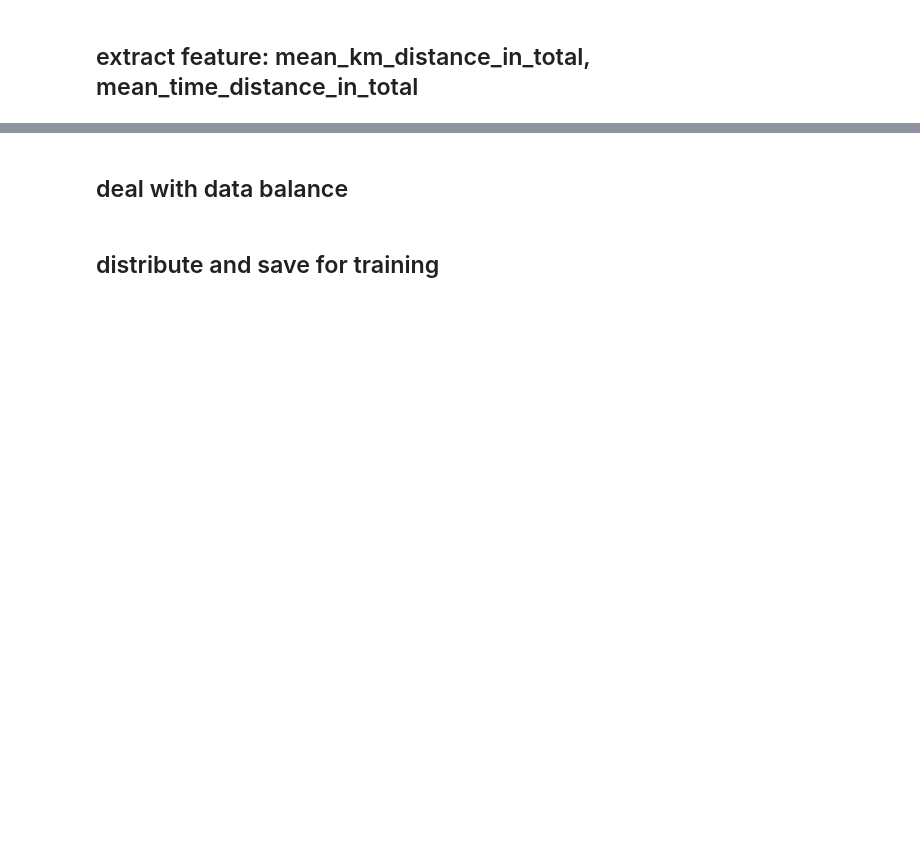
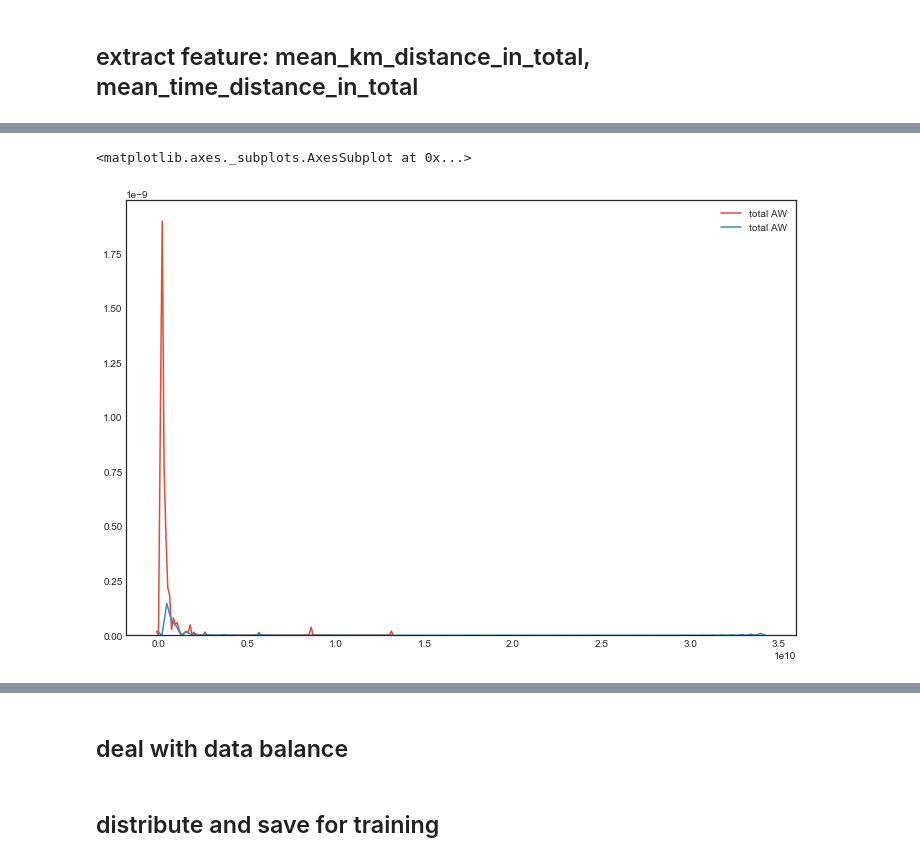
Before and after one commit to HuangYiran/data_mining, a Jupyter notebook: teco/Autohaus_weeber/notebook/Teilegruppe.ipynb, the cells around one changed output, grey strips where cells are left out. Cells and saved outputs as stored; diff of their text form; code cells hidden in the pictures; blank space fills up the shorter version.

```diff
--- a/teco/Autohaus_weeber/notebook/Teilegruppe.ipynb
+++ b/teco/Autohaus_weeber/notebook/Teilegruppe.ipynb
@@ -1071,16 +1074,16 @@ ndf = ndf.apply(set_f2_to_f1, axis = 1, args = ['time_distance_to_next', 'mean_t
 # delete na items in time_distance_from_last
 # %%
 # extract the feature, that we may will used in the training
-fs = ['Auftragsdatum', 'Fahrgestellnummer', 'KM-Stand', 'frequent_in_2014', 'frequent_in_2015', 'frequent_in_2016',
+fs = ['Auftragsdatum', 'Fahrgestellnummer', 'frequent_in_2014', 'frequent_in_2015', 'frequent_in_2016',
      'frequent_in_2017', 'frequent_in_2018', 'frequent_in_last_1_month', 'frequent_in_last_2_month',
      'frequent_in_last_3_month', 'frequent_in_last_4_month', 'frequent_in_last_5_month', 'frequent_in_last_6_month',
      'km_distance_from_last', 'max_km_distance_in_group', 'min_km_distance_in_group', 'mean_km_distance_in_group',
-     'mean_time_distance_in_group', 'max_time_distance_in_group', 'min_time_distance_in_group', 'num_act',
-     'num_act_shift1', 'num_act_shift2', 'num_teile', 'num_teile_shift1', 'num_teile_shift2', 'repair_age',
-     'time_distance_from_last', 'total AW', 'total_aw_shift1', 'total_aw_shift2', 'trend_of_frequent_in_the_past',
+     'mean_time_distance_in_group', 'max_time_distance_in_group', 'min_time_distance_in_group',
+     'num_act_shift1', 'num_act_shift2', 'num_teile_shift1', 'num_teile_shift2', 'repair_age',
+     'time_distance_from_last', 'total_aw_shift1', 'total_aw_shift2', 'trend_of_frequent_in_the_past',
      'weather_come_in_last_1_month', 'weather_come_in_last_2_month', 'weather_come_in_last_3_month',
      'weather_come_in_last_4_month', 'weather_come_in_last_5_month', 'weather_come_in_last_6_month',
-     'year', 'weather_come_in_1_month', 'weather_come_in_2_month', 'weather_come_in_3_month', 'weather_come_in_4_month',
+     'weather_come_in_1_month', 'weather_come_in_2_month', 'weather_come_in_3_month', 'weather_come_in_4_month',
      'weather_come_in_5_month', 'weather_come_in_6_month']
 ndf = ndf[fs]
 # %%
@@ -1132,0 +1140,31 @@ tt['mean_km_distance_in_total'] = tt['km_distance_from_last'].mean()
+# %%
+fc = df2.copy()
+# %%
+# binning
+features_to_binning = ['total AW']
+bin_width = KBinsDiscretizer(n_bins = 5, encoder = 'ordinal', strategy = 'uniform')
+bin_deep = KBinsDiscretizer(n_bins = 5, encoder = 'ordinal', strategy = 'quantile')
+bin_kmeans = KBinsDiscretizer(n_bins = 5, encoder = 'ordinal', strategy = 'kmeans')
+# %%
+# select faetures
+tmp = fc[features_to_bining]
+# set name
+name_width = [f + '_bin_width' for f in features_to_binning]
+name_deep = [f + '_bin_deep' for f in features_to_bining]
+name_kmeans = [f + '_bin_kmeans' for f in features_to_bining]
+# fit and transform
+bin_width.fit(tmp)
+bin_deep.fit(tmp)
+bin_kmeans.fit(tmp)
+tmp_w = bin_width.transform(tmp)
+tmp_d = bin_deep.transform(tmp)
+tmp_k = bin_kmeans.transform(tmp)
+# rename
+tmp_w.columns = name_width
+tmp_d.columns = name_deep
+tmp_k.columns = name_kmeans
+# concatenate
+fc = pd.concat([fc, tmp_w, tmp_d, tmp_k], axis = 1)
+# del and gc
+del tmp, tmp_w, tmp_d, tmp_k
+gc.collect()
@@ -1132,0 +1180,6 @@ tt['mean_km_distance_in_total'] = tt['km_distance_from_last'].mean()
+# %%
+sns.kdeplot(fc['total AW'][fc['weather_come_in_1_month'] == True].map(lambda x: math.ceil(x)))
+sns.kdeplot(fc['total AW'][fc['weather_come_in_1_month'] == False].map(lambda x: math.ceil(x)))
+# %% [output]
+<matplotlib.axes._subplots.AxesSubplot at 0x...>
+[figure, added]
```
Also changed, not shown: parts of 33 cells of this notebook.
